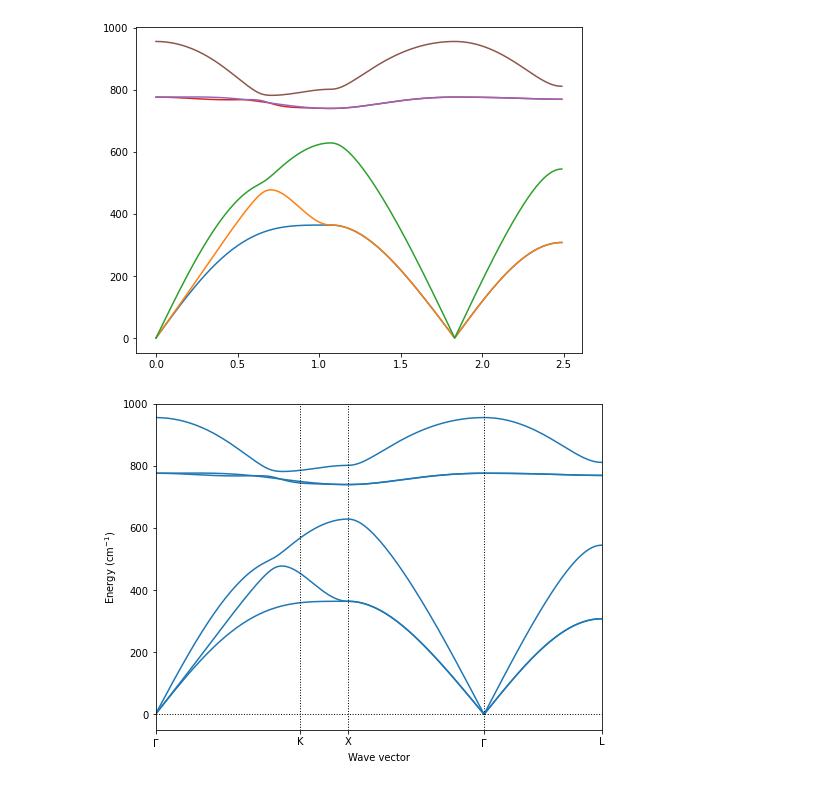
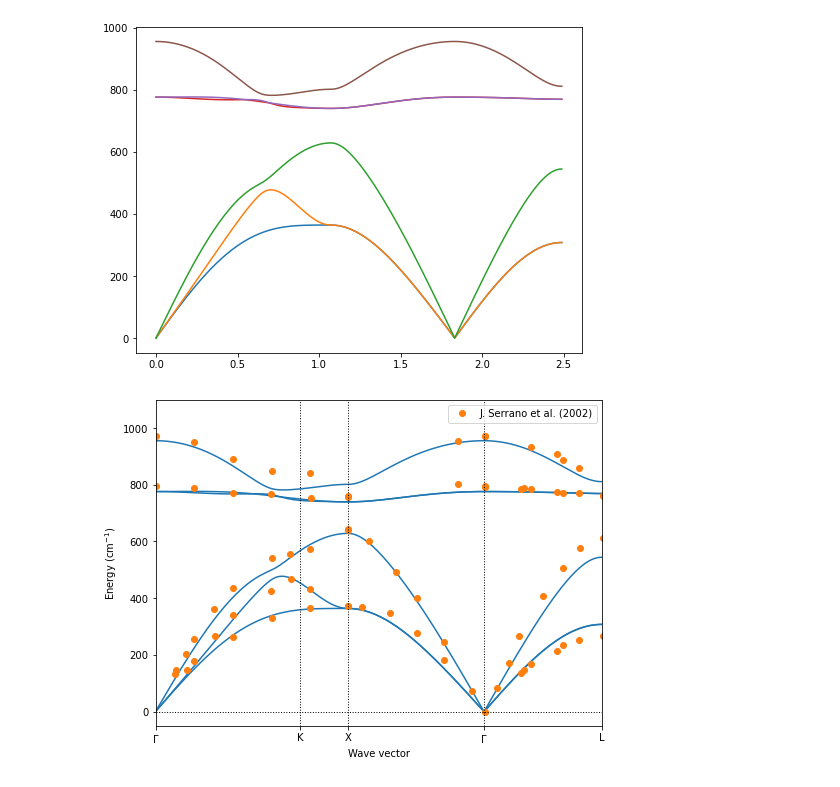
Before and after one commit to jochym/abinitio-methods, a Jupyter notebook: 08_Lattice_Dynamics.ipynb, the cells around one changed output. Drawn from its saved outputs; the diff is of its cells as text; code cells hidden in the pictures.

Commit message:
Add experiment and DOS

```diff
--- a/08_Lattice_Dynamics.ipynb
+++ b/08_Lattice_Dynamics.ipynb
@@ -235,32 +235,38 @@ fn = f'work_08/3C-SiC.bands'
 
 # Read the metadata from the header
 with open(fn, 'r') as df:
     for i, l in enumerate(df):
         if i==0:
             nm = [n.replace('G','$\\Gamma$') for n in l.split()[1:]]
         elif i==1:
             pos = [float(x) for x in l.split()[1:]]
         else :
             break
     pnts = [nm,pos]
 
 # Load and plot the data
 d = loadtxt(fn).T
 plot(d[0], d[1:].T, color=f'C0', ls='-')
 
+# Compare with experiment
+ex = loadtxt('serrano.dat').T
+plot(ex[0], ex[1], 'o', color='C1', label='J. Serrano et al. (2002)')
+legend()
+
 # Sugar-coating
 xlim(pnts[1][0], pnts[1][-1])
-ylim(bottom=-50, top=1000)
+ylim(bottom=-50, top=1100)
 axhline(ls=":", lw=1, color='k')
 gca().set_xticks(pnts[1])
 gca().set_xticklabels(pnts[0])
 for xx in pnts[1][1:-1]:
     axvline(xx, ls=':', lw=1, color='k')
 
+
 ylabel('Energy (cm$^{-1}$)')
 xlabel('Wave vector')
 
 # Save it for posterity
 savefig('SiC_phonons.pdf');
 # %% [output]
-[figure, old version]
+[figure, new version]
```
Also changed, not shown: parts of 4 cells of this notebook, 1 other file.
